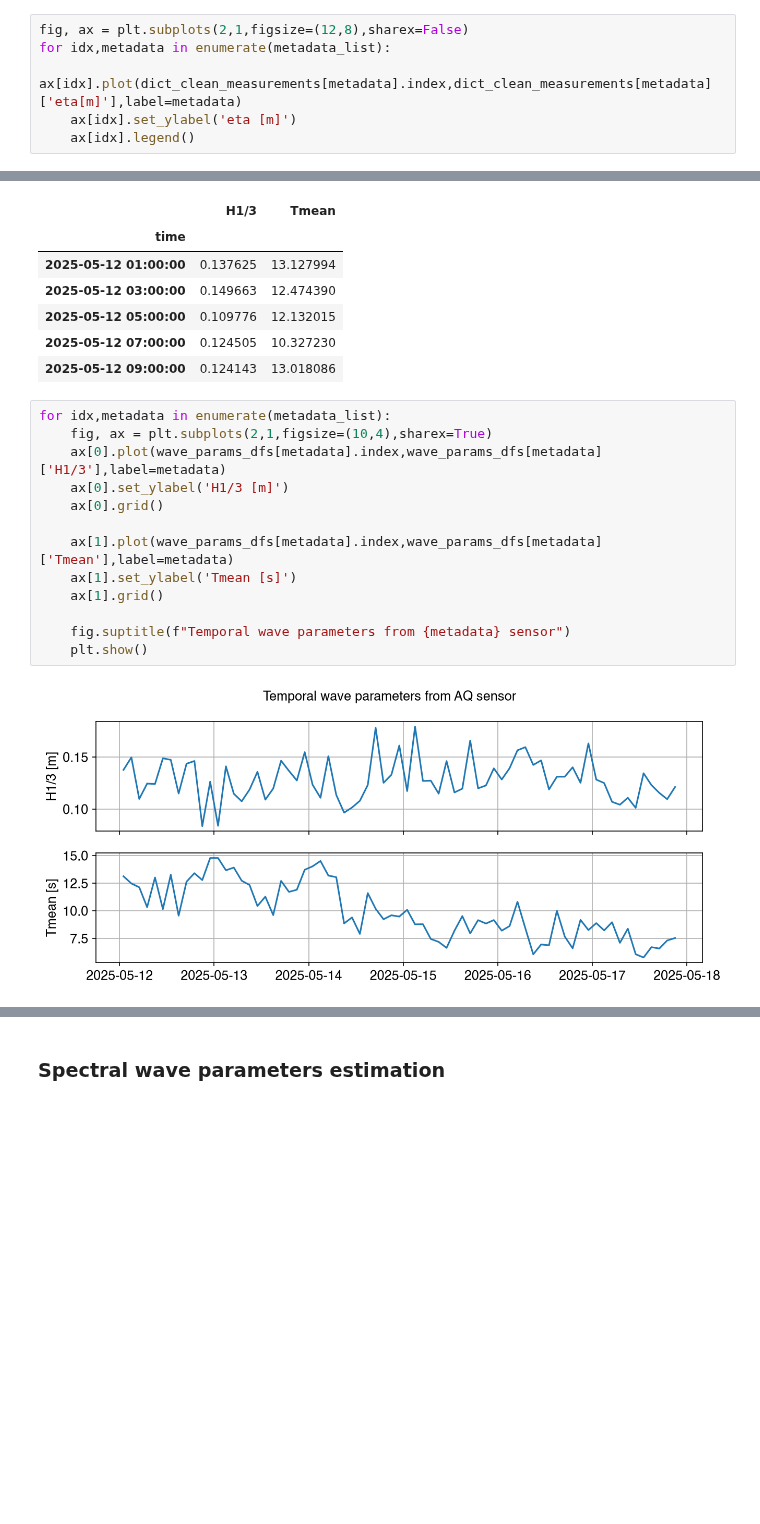
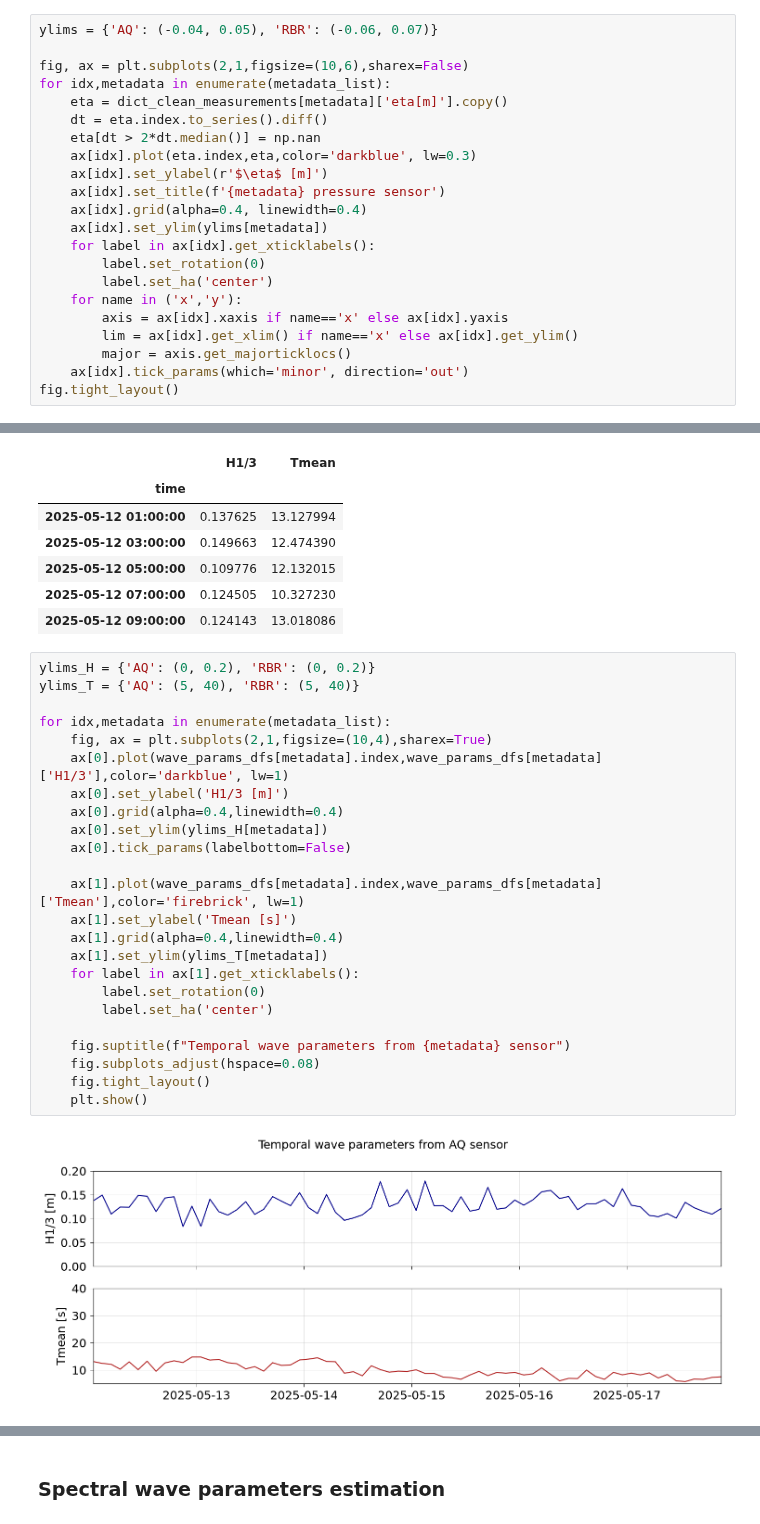
Before and after one commit to oceanicos/oceanicospy, a Jupyter notebook: examples/oceanicospy_workflow.ipynb, the cells around one changed output, grey strips where cells are left out. Cells and saved outputs as stored; diff of their text form; blank space fills up the shorter version.

```diff
--- a/examples/oceanicospy_workflow.ipynb
+++ b/examples/oceanicospy_workflow.ipynb
@@ -70,9 +85,25 @@ dict_clean_measurements['AQ'].head()
 | 2025-05-12 01:00:03 | 1.852477 | 9.692044 | 8.329482 | 1 | -0.008051 |
 | 2025-05-12 01:00:04 | 1.851907 | 9.686010 | 8.323825 | 1 | -0.014079 |
 # %%
-fig, ax = plt.subplots(2,1,figsize=(12,8),sharex=False)
+ylims = {'AQ': (-0.04, 0.05), 'RBR': (-0.06, 0.07)}
+
+fig, ax = plt.subplots(2,1,figsize=(10,6),sharex=False)
 for idx,metadata in enumerate(metadata_list):
-    ax[idx].plot(dict_clean_measurements[metadata].index,dict_clean_measurements[metadata]['eta[m]'],label=metadata)
-    ax[idx].set_ylabel('eta [m]')
-    ax[idx].legend()
+    eta = dict_clean_measurements[metadata]['eta[m]'].copy()
+    dt = eta.index.to_series().diff()
+    eta[dt > 2*dt.median()] = np.nan
+    ax[idx].plot(eta.index,eta,color='darkblue', lw=0.3)
+    ax[idx].set_ylabel(r'$\eta$ [m]')
+    ax[idx].set_title(f'{metadata} pressure sensor')
+    ax[idx].grid(alpha=0.4, linewidth=0.4)
+    ax[idx].set_ylim(ylims[metadata])
+    for label in ax[idx].get_xticklabels():
+        label.set_rotation(0)
+        label.set_ha('center')
+    for name in ('x','y'):
+        axis = ax[idx].xaxis if name=='x' else ax[idx].yaxis
+        lim = ax[idx].get_xlim() if name=='x' else ax[idx].get_ylim()
+        major = axis.get_majorticklocs()
+    ax[idx].tick_params(which='minor', direction='out')
+fig.tight_layout()
 # %% [output]
@@ -113,17 +144,28 @@ wave_params_dfs['AQ'].head()
 | 2025-05-12 07:00:00 | 0.124505 | 10.327230 |
 | 2025-05-12 09:00:00 | 0.124143 | 13.018086 |
 # %%
+ylims_H = {'AQ': (0, 0.2), 'RBR': (0, 0.2)}
+ylims_T = {'AQ': (5, 40), 'RBR': (5, 40)}
+
 for idx,metadata in enumerate(metadata_list):
     fig, ax = plt.subplots(2,1,figsize=(10,4),sharex=True)
-    ax[0].plot(wave_params_dfs[metadata].index,wave_params_dfs[metadata]['H1/3'],label=metadata)
+    ax[0].plot(wave_params_dfs[metadata].index,wave_params_dfs[metadata]['H1/3'],color='darkblue', lw=1)
     ax[0].set_ylabel('H1/3 [m]')
-    ax[0].grid()
+    ax[0].grid(alpha=0.4,linewidth=0.4)
+    ax[0].set_ylim(ylims_H[metadata])
+    ax[0].tick_params(labelbottom=False)
 
-    ax[1].plot(wave_params_dfs[metadata].index,wave_params_dfs[metadata]['Tmean'],label=metadata)
+    ax[1].plot(wave_params_dfs[metadata].index,wave_params_dfs[metadata]['Tmean'],color='firebrick', lw=1)
     ax[1].set_ylabel('Tmean [s]')
-    ax[1].grid()
+    ax[1].grid(alpha=0.4,linewidth=0.4)
+    ax[1].set_ylim(ylims_T[metadata])
+    for label in ax[1].get_xticklabels():
+        label.set_rotation(0)
+        label.set_ha('center')
 
     fig.suptitle(f"Temporal wave parameters from {metadata} sensor")
+    fig.subplots_adjust(hspace=0.08)
+    fig.tight_layout()
     plt.show()
 # %% [output]
-[figure, old version]
+[figure, new version]
```
Also changed, not shown: parts of 4 cells of this notebook.
